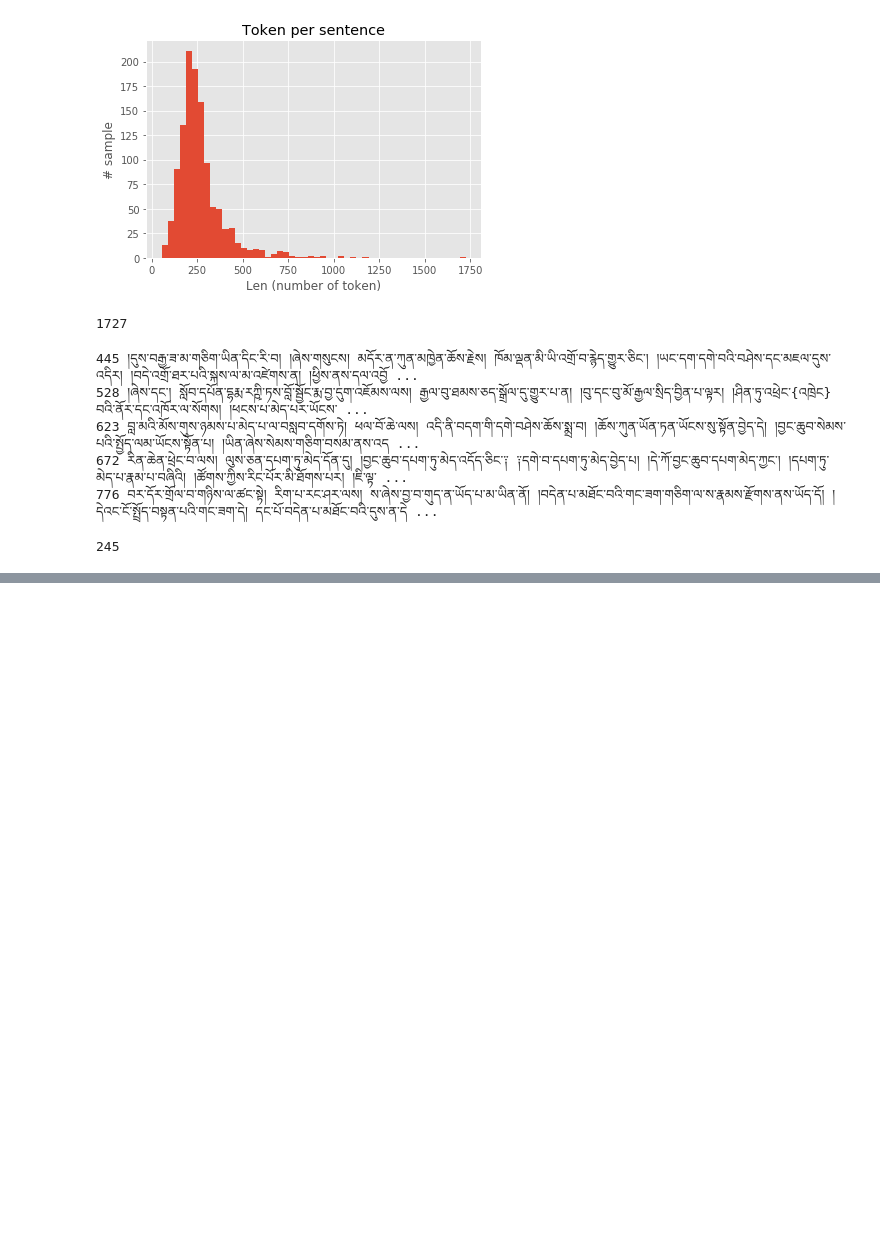
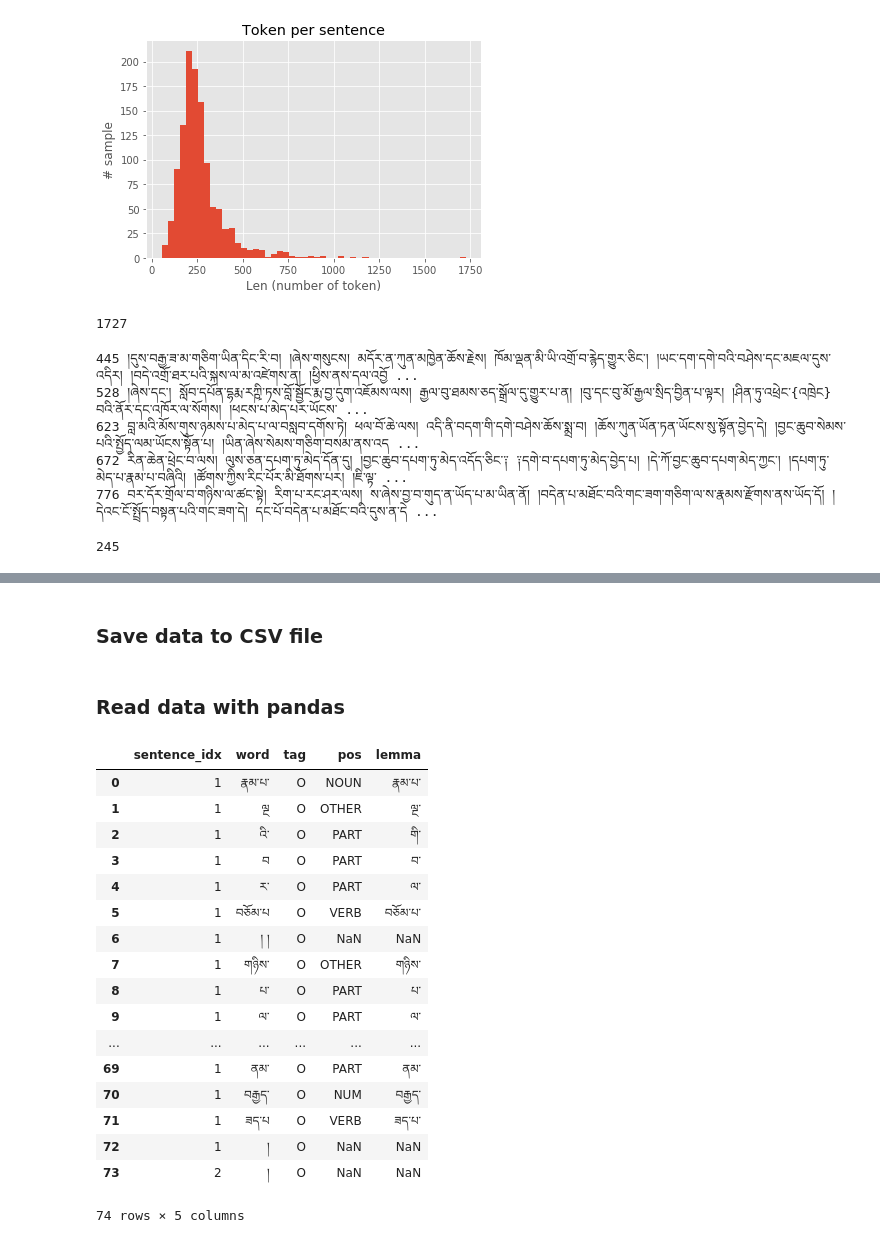
Before and after one commit to Esukhia/IE, a Jupyter notebook: 01_prepare dataset.ipynb, the cells around one changed output, grey strips where cells are left out. Cells and saved outputs as stored; diff of their text form; code cells hidden in the pictures; blank space fills up the shorter version.

Commit message:
save data with pos and lemmna infos in csv

```diff
--- a/01_prepare dataset.ipynb
+++ b/01_prepare dataset.ipynb
@@ -271,0 +289,6 @@ get_tokens_with_ner_tag(ds[4])
+# %% [markdown]
+### Save data to CSV file
+# %%
+output_dir = Path('data/training/')
+output_dir.mkdir(exist_ok=True)
+output_file = output_dir/'ner-lists-87_citations-1000.csv'
@@ -271,0 +313,25 @@ get_tokens_with_ner_tag(ds[4])
+# %% [markdown]
+### Read data with pandas
+# %%
+df = pandas.read_csv(output_file)
+# %%
+df.head(74)
+# %% [output]
+|  | sentence_idx | word | tag | pos | lemma |
+| 0 | 1 | རྣམ་པ་ | O | NOUN | རྣམ་པ་ |
+| 1 | 1 | ལྔ | O | OTHER | ལྔ་ |
+| 2 | 1 | འི་ | O | PART | གི་ |
+| 3 | 1 | བ | O | PART | བ་ |
+| 4 | 1 | ར་ | O | PART | ལ་ |
+| 5 | 1 | བཅོམ་པ | O | VERB | བཅོམ་པ་ |
+| 6 | 1 | ། ། | O | NaN | NaN |
+| 7 | 1 | གཉིས་ | O | OTHER | གཉིས་ |
+| 8 | 1 | པ་ | O | PART | པ་ |
+| 9 | 1 | ལ་ | O | PART | ལ་ |
+| ... | ... | ... | ... | ... | ... |
+| 69 | 1 | ནམ་ | O | PART | ནམ་ |
+| 70 | 1 | བརྒྱད་ | O | NUM | བརྒྱད་ |
+| 71 | 1 | ཟད་པ | O | VERB | ཟད་པ་ |
+| 72 | 1 | ། | O | NaN | NaN |
+| 73 | 2 | ། | O | NaN | NaN |
+74 rows × 5 columns
```
Also changed, not shown: parts of 12 cells of this notebook.
